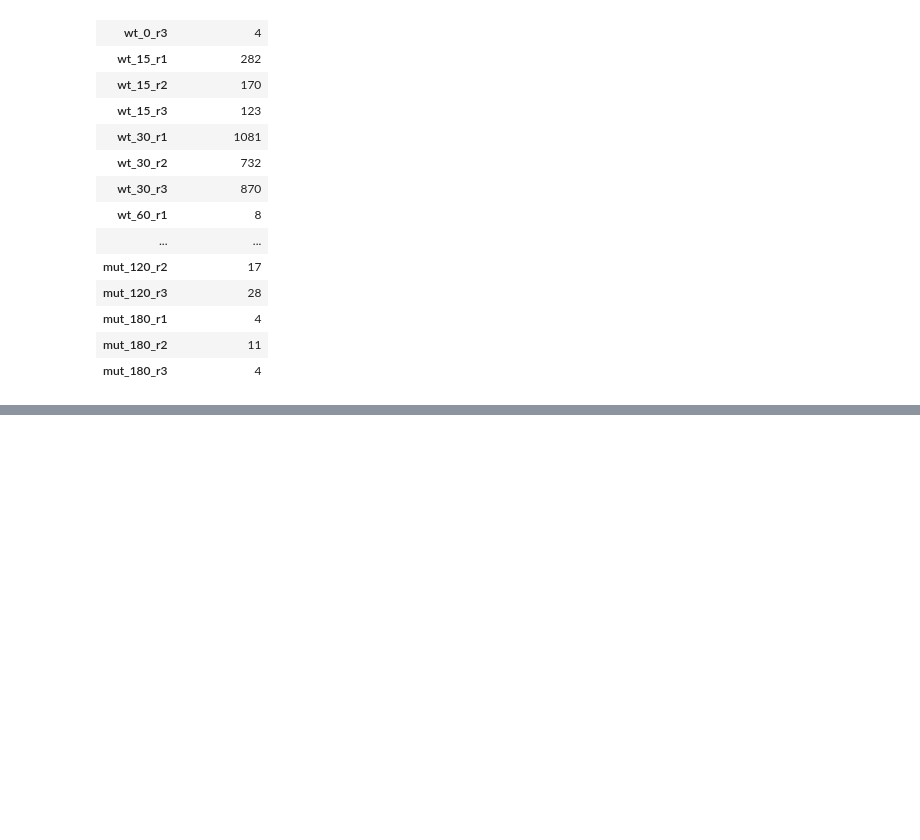
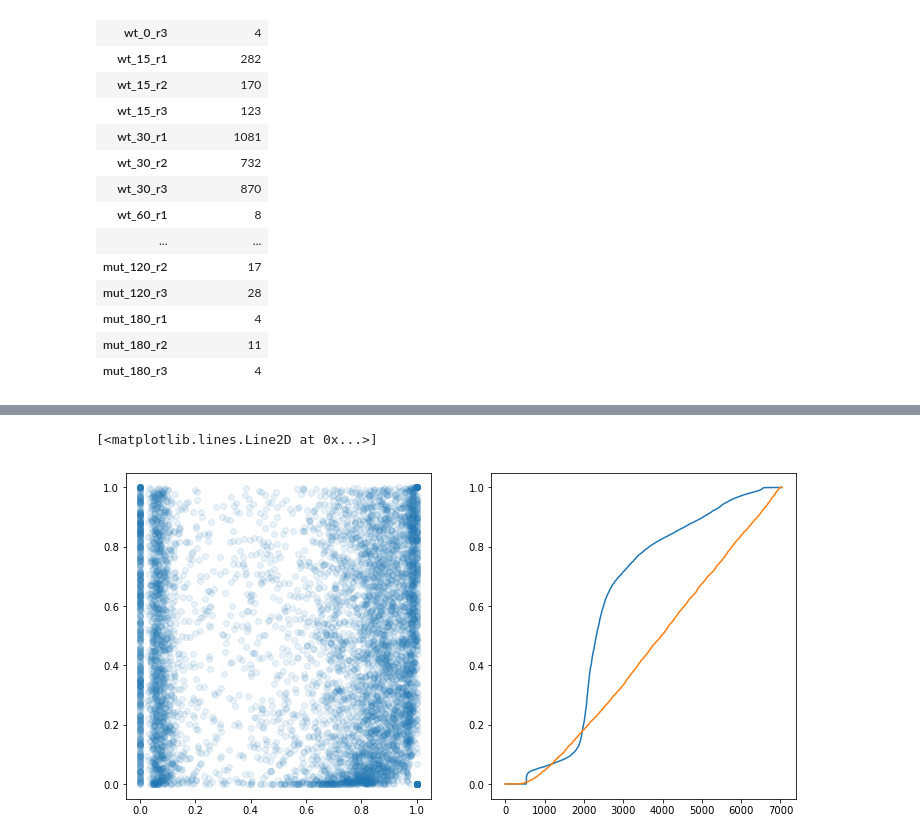
Before and after one commit to holmrenser/taxus, a Jupyter notebook: docs/examples/fission.ipynb, the cells around one changed output, grey strips where cells are left out. Saved outputs shown, nothing was run; the diff lists cells and outputs as text; code cells hidden in the pictures; blank space fills up the shorter version.

```diff
--- a/docs/examples/fission.ipynb
+++ b/docs/examples/fission.ipynb
@@ -89,0 +195,13 @@ elbo_reduced = [(model, model.fit(n_steps=10000, tol=1e-6)) for model in reduced
+# %%
+fig,[ax1,ax2] = plt.subplots(ncols=2, figsize=(12,6))
+lrs_df = nb_rbf_lrs_df
+taxus_pvals = np.nan_to_num(1 - chi2.cdf(2 * np.abs(lrs_df[0]), df=1))
+deseq_pvals = np.nan_to_num(deseq2_df.loc[lrs_df.index]['pvalue'])
+ax1.scatter(taxus_pvals, deseq_pvals, alpha=.1)
+#ax1.set_yscale('log')
+#ax1.set_xscale('log')
+ax2.plot(sorted(taxus_pvals))
+ax2.plot(sorted(deseq_pvals))
+# %% [output]
+[<matplotlib.lines.Line2D at 0x...>]
+[figure, added]
```
Also changed, not shown: parts of 30 cells of this notebook, 6 other files.
